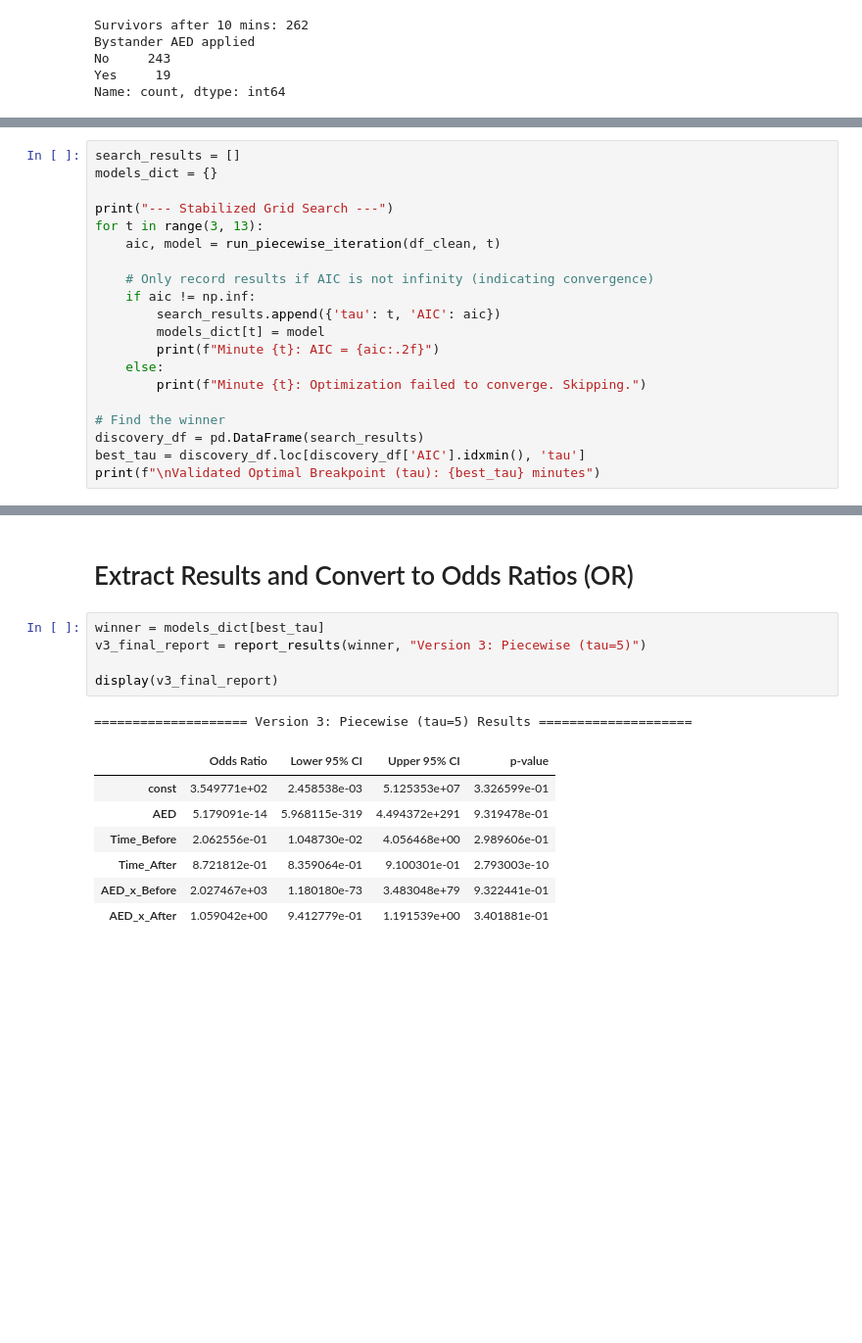
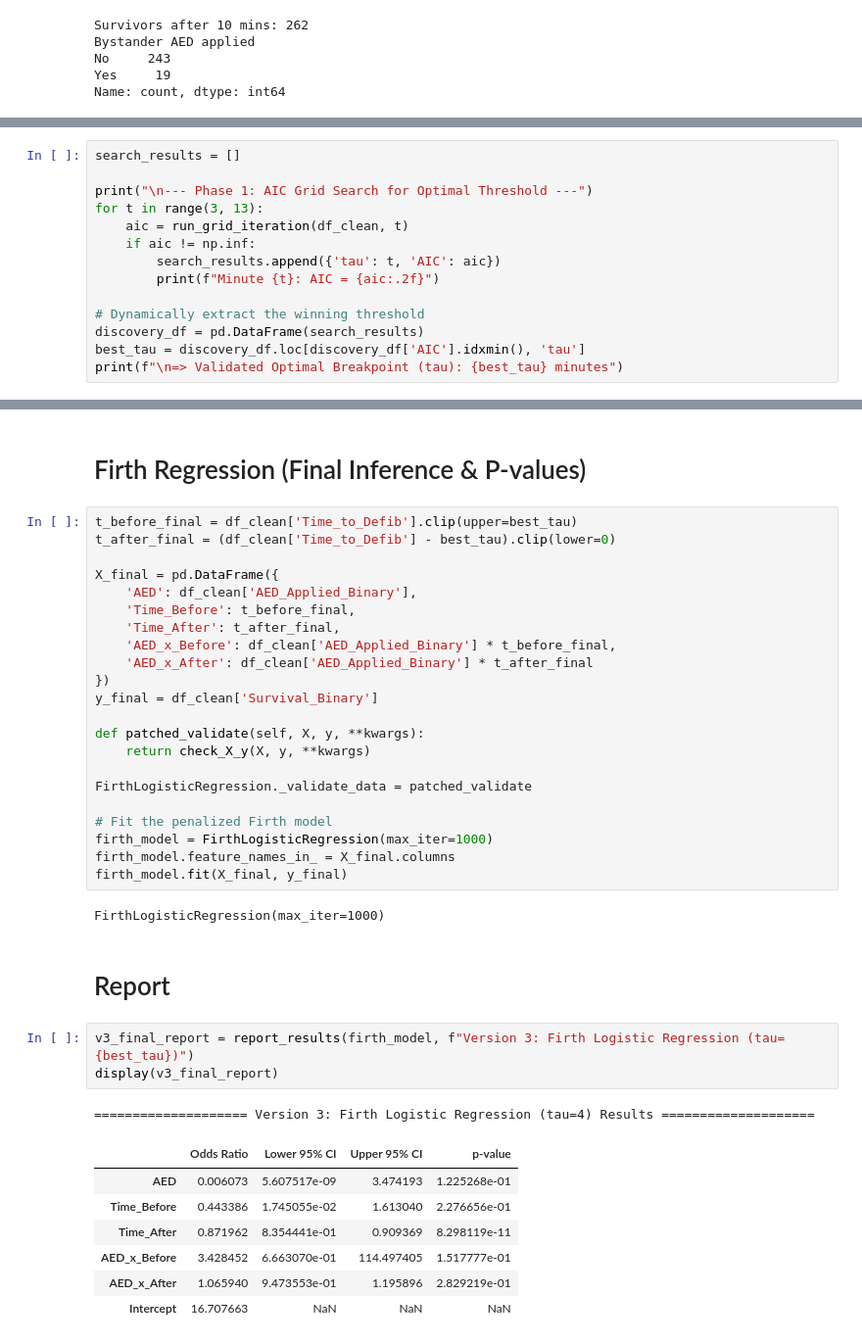
Before and after one commit to axellee1994/AED-OHCA, a Jupyter notebook: src/Survival_Curve_Analysis/model_analysis/v3_piecewise_lr.ipynb, the cells around one changed output, grey strips where cells are left out. Shown at 98% size. Saved outputs shown, nothing was run; the diff lists cells and outputs as text; blank space fills up the shorter version.

```diff
--- a/src/Survival_Curve_Analysis/model_analysis/v3_piecewise_lr.ipynb
+++ b/src/Survival_Curve_Analysis/model_analysis/v3_piecewise_lr.ipynb
@@ -123,21 +157,15 @@ Name: count, dtype: int64
 # %%
 search_results = []
-models_dict = {}
 
-print("--- Stabilized Grid Search ---")
+print("\n--- Phase 1: AIC Grid Search for Optimal Threshold ---")
 for t in range(3, 13):
-    aic, model = run_piecewise_iteration(df_clean, t)
-
-    # Only record results if AIC is not infinity (indicating convergence)
+    aic = run_grid_iteration(df_clean, t)
     if aic != np.inf:
         search_results.append({'tau': t, 'AIC': aic})
-        models_dict[t] = model
         print(f"Minute {t}: AIC = {aic:.2f}")
-    else:
-        print(f"Minute {t}: Optimization failed to converge. Skipping.")
 
-# Find the winner
+# Dynamically extract the winning threshold
 discovery_df = pd.DataFrame(search_results)
 best_tau = discovery_df.loc[discovery_df['AIC'].idxmin(), 'tau']
-print(f"\nValidated Optimal Breakpoint (tau): {best_tau} minutes")
+print(f"\n=> Validated Optimal Breakpoint (tau): {best_tau} minutes")
 # %% [output]
@@ -157,16 +185,40 @@ Validated Optimal Breakpoint (tau): 4 minutes
+# %% [markdown]
+# Firth Regression (Final Inference & P-values)
+# %%
+t_before_final = df_clean['Time_to_Defib'].clip(upper=best_tau)
+t_after_final = (df_clean['Time_to_Defib'] - best_tau).clip(lower=0)
+
+X_final = pd.DataFrame({
+    'AED': df_clean['AED_Applied_Binary'],
+    'Time_Before': t_before_final,
+    'Time_After': t_after_final,
+    'AED_x_Before': df_clean['AED_Applied_Binary'] * t_before_final,
+    'AED_x_After': df_clean['AED_Applied_Binary'] * t_after_final
+})
+y_final = df_clean['Survival_Binary']
+
+def patched_validate(self, X, y, **kwargs):
+    return check_X_y(X, y, **kwargs)
+
+FirthLogisticRegression._validate_data = patched_validate
+
+# Fit the penalized Firth model
+firth_model = FirthLogisticRegression(max_iter=1000)
+firth_model.feature_names_in_ = X_final.columns
+firth_model.fit(X_final, y_final)
+# %% [output]
+FirthLogisticRegression(max_iter=1000)
 # %% [markdown]
-# Extract Results and Convert to Odds Ratios (OR)
+# Report
 # %%
-winner = models_dict[best_tau]
-v3_final_report = report_results(winner, "Version 3: Piecewise (tau=5)")
-
+v3_final_report = report_results(firth_model, f"Version 3: Firth Logistic Regression (tau={best_tau})")
 display(v3_final_report)
 # %% [output]
-==================== Version 3: Piecewise (tau=5) Results ====================
+==================== Version 3: Firth Logistic Regression (tau=4) Results ====================
 |  | Odds Ratio | Lower 95% CI | Upper 95% CI | p-value |
-| const | 3.549771e+02 | 2.458538e-03 | 5.125353e+07 | 3.326599e-01 |
-| AED | 5.179091e-14 | 5.968115e-319 | 4.494372e+291 | 9.319478e-01 |
-| Time_Before | 2.062556e-01 | 1.048730e-02 | 4.056468e+00 | 2.989606e-01 |
-| Time_After | 8.721812e-01 | 8.359064e-01 | 9.100301e-01 | 2.793003e-10 |
-| AED_x_Before | 2.027467e+03 | 1.180180e-73 | 3.483048e+79 | 9.322441e-01 |
-| AED_x_After | 1.059042e+00 | 9.412779e-01 | 1.191539e+00 | 3.401881e-01 |
+| AED | 0.006073 | 5.607517e-09 | 3.474193 | 1.225268e-01 |
+| Time_Before | 0.443386 | 1.745055e-02 | 1.613040 | 2.276656e-01 |
+| Time_After | 0.871962 | 8.354441e-01 | 0.909369 | 8.298119e-11 |
+| AED_x_Before | 3.428452 | 6.663070e-01 | 114.497405 | 1.517777e-01 |
+| AED_x_After | 1.065940 | 9.473553e-01 | 1.195896 | 2.829219e-01 |
+| Intercept | 16.707663 | NaN | NaN | NaN |
```
Also changed, not shown: parts of 5 cells of this notebook, 1 other file.
